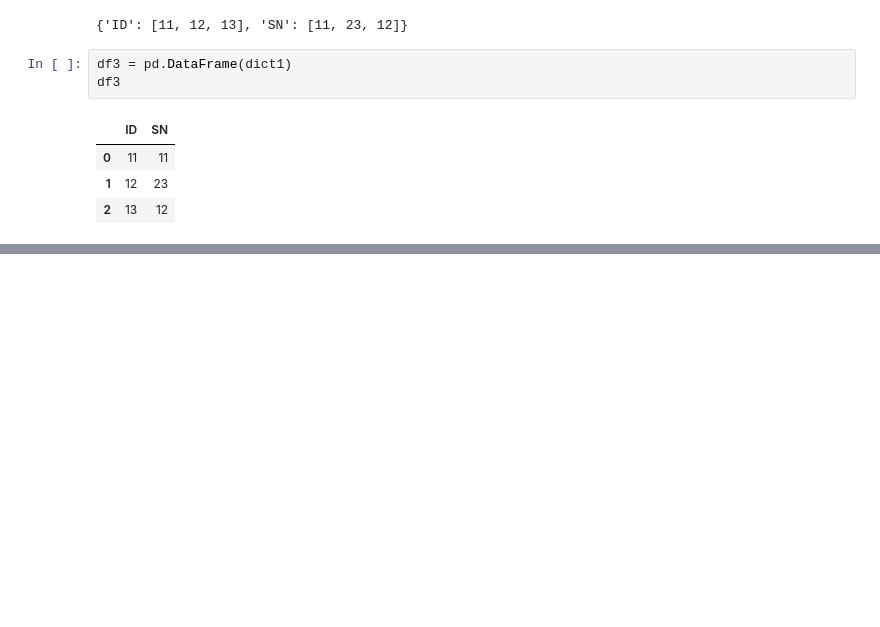
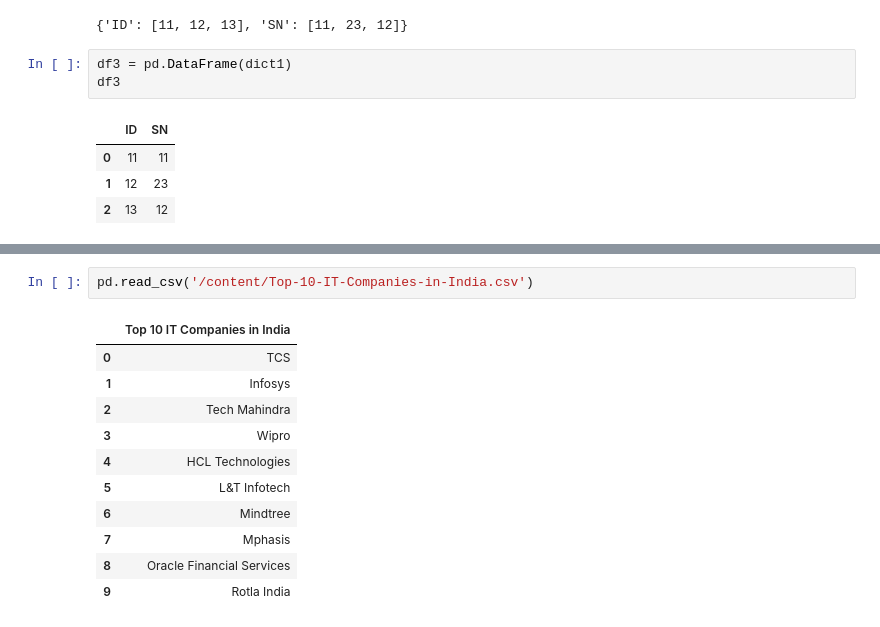
Before and after one commit to shuvookd/Machine_Learning, a Jupyter notebook: Pandas.ipynb, the cells around one changed output, grey strips where cells are left out. Saved outputs shown, nothing was run; the diff lists cells and outputs as text; blank space fills up the shorter version.

```diff
--- a/Pandas.ipynb
+++ b/Pandas.ipynb
@@ -294,0 +347,14 @@ df3
+# %%
+pd.read_csv('/content/Top-10-IT-Companies-in-India.csv')
+# %% [output]
+|  | Top 10 IT Companies in India |
+| 0 | TCS |
+| 1 | Infosys |
+| 2 | Tech Mahindra |
+| 3 | Wipro |
+| 4 | HCL Technologies |
+| 5 | L&T Infotech |
+| 6 | Mindtree |
+| 7 | Mphasis |
+| 8 | Oracle Financial Services |
+| 9 | Rotla India |
```
Also changed, not shown: parts of 10 cells of this notebook.
